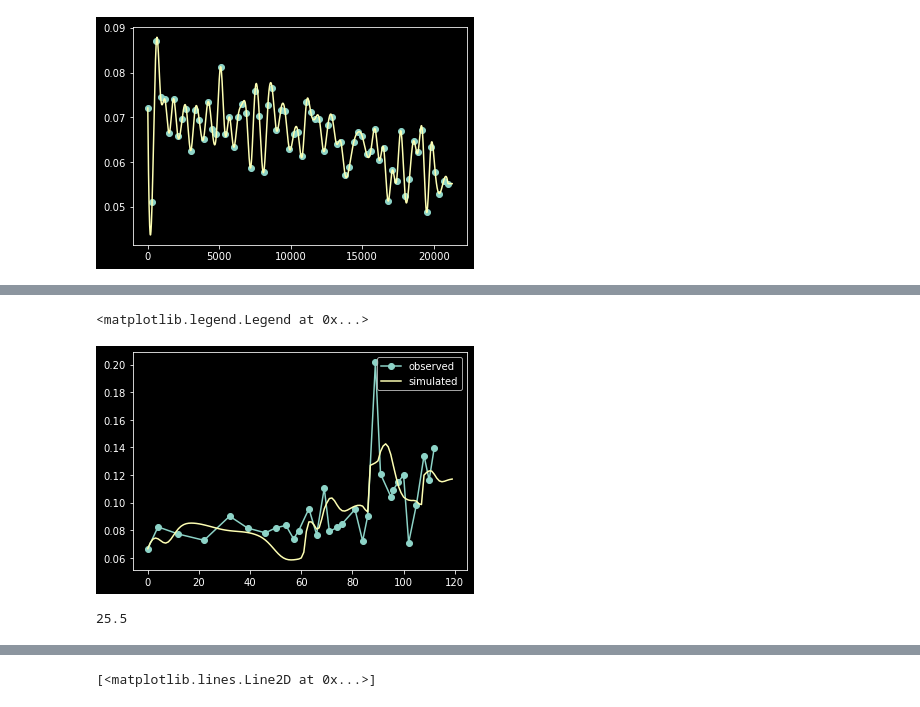
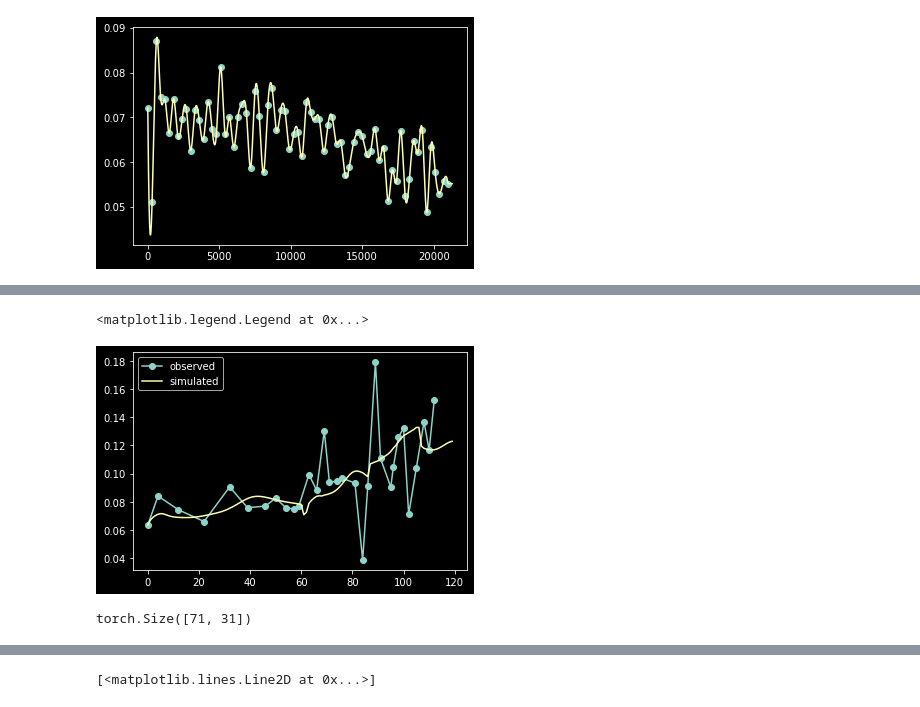
Before and after one commit to klane/dse-capstone, a Jupyter notebook: traffic_PDE/Traffic_real_data_test_5S_OC-to-Oceanside.ipynb, the cells around one changed output, grey strips where cells are left out. Cells and saved outputs as stored; diff of their text form; code cells hidden in the pictures.

```diff
--- a/traffic_PDE/Traffic_real_data_test_5S_OC-to-Oceanside.ipynb
+++ b/traffic_PDE/Traffic_real_data_test_5S_OC-to-Oceanside.ipynb
@@ -261,7 +264,11 @@ Defining the initial values of the traffic density in the model.  They need to b
 # %%
 from scipy.interpolate import interp1d
 print(xi)
-IM=interp1d(np.array(xi)*dx, y_exact[0,:].numpy(), bounds_error=False,
-            fill_value=(y_exact[0,0], y_exact[0,-1]))
+def interpolate_initial(t0=0):
+    IM=interp1d(np.array(xi)*dx, y_exact[t0,:].numpy(), bounds_error=False,
+                fill_value=(y_exact[t0,0], y_exact[t0,-1]), kind='cubic')
+
+    x=np.linspace(0, (nx-1)*dx, nx)
+    return IM(x)
 # %% [output]
 [0, 4, 12, 22, 32, 39, 46, 50, 54, 57, 59, 63, 66, 69, 71, 74, 76, 81, 84, 86, 89, 91, 95, 96, 98, 100, 102, 105, 108, 110, 112]
@@ -274,0 +275,3 @@ print(k_initial.max())
+# %%
+k_initial=interpolate_initial()
+print(k_initial.max())
@@ -357,18 +372,14 @@ for e in tqdm_epochs:
     tqdm_epochs.set_postfix({'loss': torch.sum(loss).item()})
 # %%
-tp=5
+tp=20
 #print(y_approx[tp])
 #print(y_exact[tp])
 fig3,ax3=plt.subplots()
 ax3.plot(xi, y_exact[tp].detach(), label='observed', marker='o')
 ax3.plot(tdnu.k[tp*tskip].detach(), label='simulated')
 #print(k_boundary[tp*tskip])
 ax3.legend()
 #ax3.set_ylim(0, 0.3)
 # %% [output]
 <matplotlib.legend.Legend at 0x...>
-[figure, old version]
+[figure, new version]
-# %%
-85*0.3
-# %% [output]
-25.5
@@ -374,0 +391,4 @@ ax3.legend()
+# %%
+y_exact.shape
+# %% [output]
+torch.Size([71, 31])
```
Also changed, not shown: parts of 23 cells of this notebook, 1 other file.
